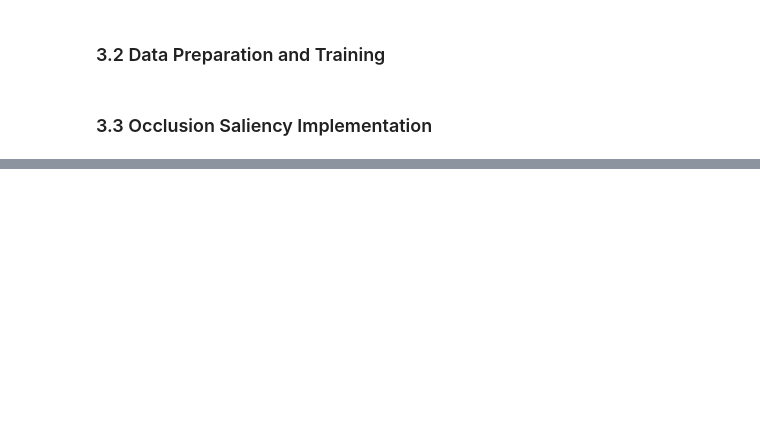
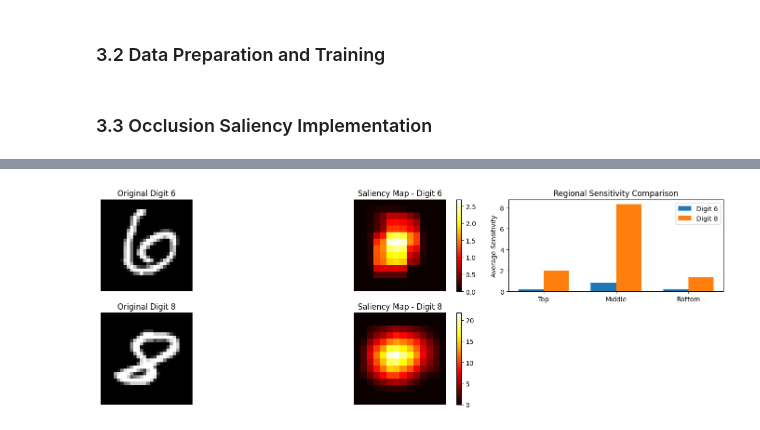
Before and after one commit to afraa-n/XAI-DL, a Jupyter notebook: XAI_Deep_Learning.ipynb, the cells around one changed output, grey strips where cells are left out. Drawn from its saved outputs; the diff is of its cells as text; code cells hidden in the pictures; blank space fills up the shorter version.

```diff
--- a/XAI_Deep_Learning.ipynb
+++ b/XAI_Deep_Learning.ipynb
@@ -82,7 +94,7 @@ def train_model(model, train_loader, epochs=5):
 # %% [markdown]
 ### 3.3 Occlusion Saliency Implementation
 # %%
-def generate_occlusion_map(model, image, label, patch_size=5):
+def generate_occlusion_map(model, image, label, patch_size=10):
     """
     Generate occlusion saliency map by systematically occluding image regions.
 
@@ -279,0 +154,98 @@ p-value: 0.0040
+# %%
+# Regional Sensitivity Analysis
+digit_6 = None
+digit_8 = None
+label_6 = torch.tensor([6])
+label_8 = torch.tensor([8])
+
+for data, target in test_loader:
+  for i in range(len(target)):
+    if target[i] == 6 and digit_6 is None:
+      digit_6 = data[i:i+1]
+    elif target[i] == 8 and digit_8 is None:
+      digit_8 = data[i:i+1]
+  if digit_6 is not None and digit_8 is not None:
+    break
+
+# Generate saliency maps
+saliency_6 = generate_occlusion_map(model, digit_6, 6)
+saliency_8 = generate_occlusion_map(model, digit_8, 8)
+
+# Visualize results
+plt.figure(figsize=(15, 5))
+
+# Original digits
+plt.subplot(2, 3, 1)
+plt.title('Original Digit 6')
+plt.imshow(digit_6.squeeze(), cmap='gray')
+plt.axis('off')
+
+plt.subplot(2, 3, 4)
+plt.title('Original Digit 8')
+plt.imshow(digit_8.squeeze(), cmap='gray')
+plt.axis('off')
+
+# Saliency maps
+plt.subplot(2, 3, 2)
+plt.title('Saliency Map - Digit 6')
+plt.imshow(saliency_6, cmap='hot')
+plt.colorbar()
+plt.axis('off')
+
+plt.subplot(2, 3, 5)
+plt.title('Saliency Map - Digit 8')
+plt.imshow(saliency_8, cmap='hot')
+plt.colorbar()
+plt.axis('off')
+
+# Region analysis
+def analyze_regions(saliency_map):
+  height = saliency_map.shape[0]
+  region_height = height // 3
+  regions = {
+      'top': np.mean(saliency_map[:region_height, :]),
+      'middle': np.mean(saliency_map[region_height:2*region_height, :]),
+      'bottom': np.mean(saliency_map[2*region_height:, :])
+      }
+  return regions
+
+regions_6 = analyze_regions(saliency_6)
+regions_8 = analyze_regions(saliency_8)
+
+# Plot regional sensitivity comparison
+plt.subplot(2, 3, 3)
+plt.title('Regional Sensitivity Comparison')
+x = np.arange(3)
+width = 0.35
+
+plt.bar(x - width/2, list(regions_6.values()), width, label='Digit 6')
+plt.bar(x + width/2, list(regions_8.values()), width, label='Digit 8')
+plt.xticks(x, ['Top', 'Middle', 'Bottom'])
+plt.ylabel('Average Sensitivity')
+plt.legend()
+
+plt.tight_layout()
+plt.show()
+
+# Print numerical results
+print("\nNumerical Results:")
+print("\nDigit 6 Regional Sensitivity:")
+for region, value in regions_6.items():
+  print(f"{region.capitalize()}: {value:.4f}")
+print("\nDigit 8 Regional Sensitivity:")
+for region, value in regions_8.items():
+  print(f"{region.capitalize()}: {value:.4f}")
+
+# Statistical analysis
+from scipy import stats
+
+t_stat, p_value = stats.ttest_ind(
+    saliency_6.flatten(),
+    saliency_8.flatten()
+    )
+
+print(f"\nStatistical Analysis:")
+print(f"t-statistic: {t_stat:.4f}")
+print(f"p-value: {p_value:.4f}")
+# %% [output]
+[figure, added]
```
Also changed, not shown: parts of 13 cells of this notebook.
